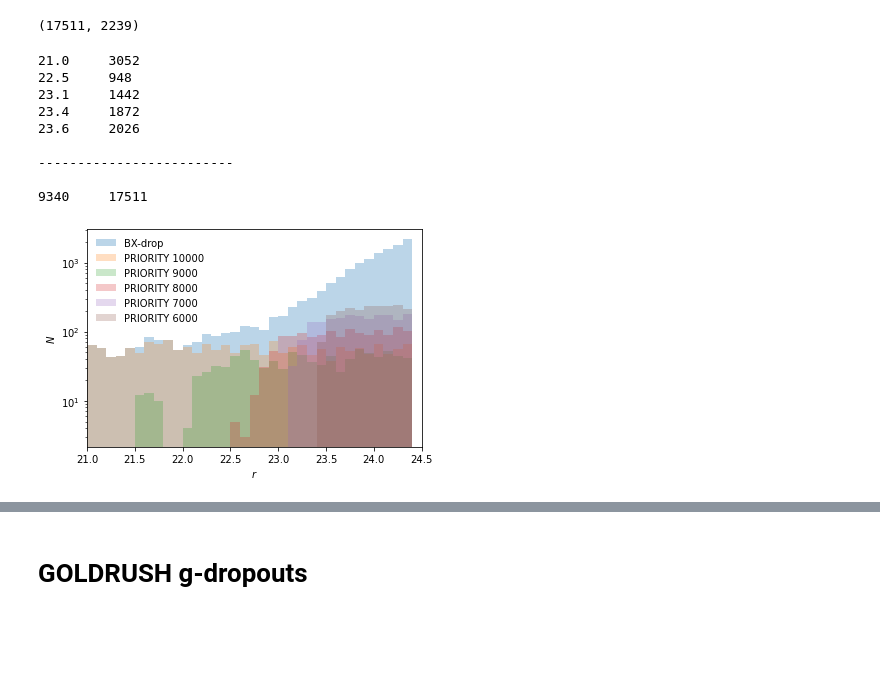
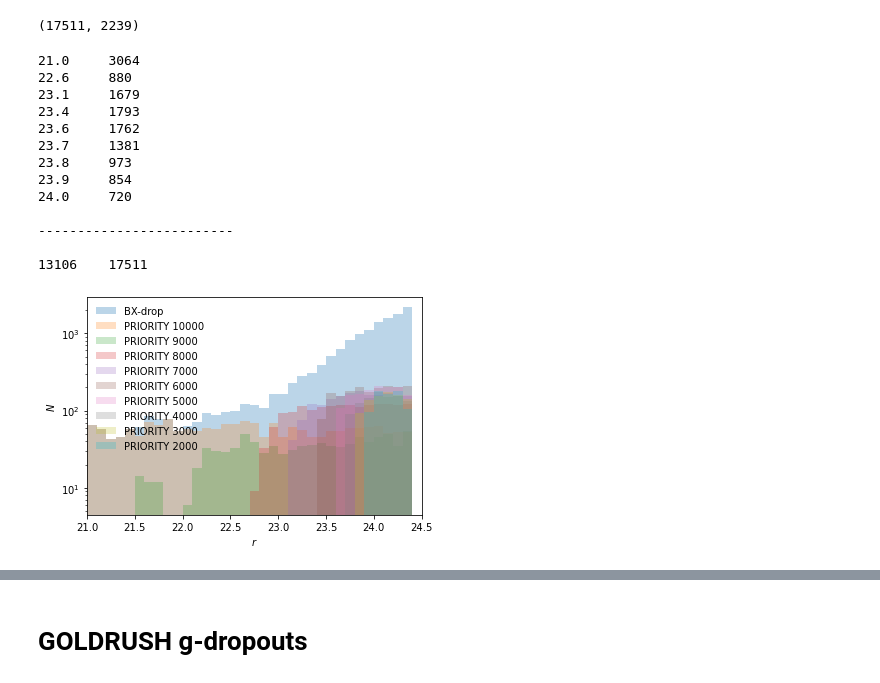
Before and after one commit to michaelJwilson/DESILBG, a Jupyter notebook: target/proposals/docs/desilbg-clauds.ipynb, the cells around one changed output, grey strips where cells are left out. Drawn from its saved outputs; the diff is of its cells as text; code cells hidden in the pictures; blank space fills up the shorter version.

```diff
--- a/target/proposals/docs/desilbg-clauds.ipynb
+++ b/target/proposals/docs/desilbg-clauds.ipynb
@@ -304,12 +304,12 @@ print('u-dropout interloper fraction of {:.3f}'.format(np.count_nonzero(rlim_udr
 # %% [output]
 u-dropout interloper fraction of 0.018
 # %%
-def flatmagcat(rlimcat, band, rmax=26.01):
-    bins       = np.arange(21., rmax, 0.1)
+def flatmagcat(maglimcat, band, maglim=26.01):
+    bins       = np.arange(21., maglim, 0.1)
 
-    assert  rlimcat[band].max() < 26.0
+    assert  maglimcat[band].max() <= maglim
 
-    result     = np.histogram(rlimcat[band], bins=bins)
+    result     = np.histogram(maglimcat[band], bins=bins)
 
     cnts, bins = result[0], result[1]
     lims       = bins[:-1]
@@ -317,22 +317,22 @@ def flatmagcat(rlimcat, band, rmax=26.01):
     cut        = cnts > 0.25 * np.median(cnts[cnts > 0])
     cutlim     = lims[cut][0]
 
-    rsampling                  = cnts / cnts[cut][0]
-    rsampling[(rsampling < 1.) & (bins[:-1] < cutlim)] = 1.0
-    rsampling                  = 1. / rsampling
+    magsampling                    = cnts / cnts[cut][0]
+    magsampling[(magsampling < 1.) & (bins[:-1] < cutlim)] = 1.0
+    magsampling                    = 1. / magsampling
 
-    rsampling                  = np.concatenate((rsampling, np.array([0])))
+    magsampling                = np.concatenate((magsampling, np.array([0])))
 
-    indx                       = np.digitize(rlimcat[band], bins)
+    indx                       = np.digitize(maglimcat[band], bins)
 
-    sampling                   = np.random.uniform(0.0, 1.0, len(rlimcat))
+    sampling                   = np.random.uniform(0.0, 1.0, len(maglimcat))
 
-    rlimcat['ISIN']            = sampling < rsampling[indx]
+    maglimcat['ISIN']          = sampling < magsampling[indx]
 
-    print('{:.1f} \t {:d}'.format(cutlim, np.count_nonzero(rlimcat['ISIN'])))
+    print('{:.1f} \t {:d}'.format(cutlim, np.count_nonzero(maglimcat['ISIN'])))
 
     # In, residual.
-    return  rlimcat[rlimcat['ISIN']], rlimcat[~rlimcat['ISIN']]
+    return  maglimcat[maglimcat['ISIN']], maglimcat[~maglimcat['ISIN']]
 # %%
 bins = np.arange(21., 26.1, 0.1)
 result = pl.hist(rlim_udrops['r'], bins=bins, alpha=0.3, label=r'$u$-drop')
@@ -514,39 +516,43 @@ reducecat = Table(bx_clauds, copy=True)
 
 tiers = Table()
 total =  0
 
-for i in np.arange(5):
+for i in np.arange(9):
     priority                = 10000 - i * 1000
 
-    flat_bxdrops, reducecat = flatmagcat(reducecat, 'r', rmax=24.51)
+    flat_bxdrops, reducecat = flatmagcat(reducecat, 'r', maglim=24.51)
     result                  = pl.hist(flat_bxdrops['r'], bins=bins, alpha=0.25, label='PRIORITY {}'.format(priority))
 
     flat_bxdrops['PRIORITY'] = priority
     tiers                   = vstack((tiers, flat_bxdrops))
 
     total                  += len(flat_bxdrops)
 
 print('\n-------------------------\n')
 print('{} \t {}'.format(total, len(bx_clauds)))
 
 pl.xlim(21., 24.5)
 
 pl.xlabel(r'$r$')
 pl.ylabel(r'$N$')
 
 pl.yscale('log')
 
 pl.legend(frameon=False)
 
 pl.savefig('clauds-bxdrop-magnitude-distribution.pdf')
 # %% [output]
-21.0     3052
-22.5     948
-23.1     1442
-23.4     1872
-23.6     2026
+21.0     3064
+22.6     880
+23.1     1679
+23.4     1793
+23.6     1762
+23.7     1381
+23.8     973
+23.9     854
+24.0     720
 
 -------------------------
 
-9340     17511
+13106    17511
-[figure, old version]
+[figure, new version]
```
Also changed, not shown: parts of 13 cells of this notebook, 3 other files.
